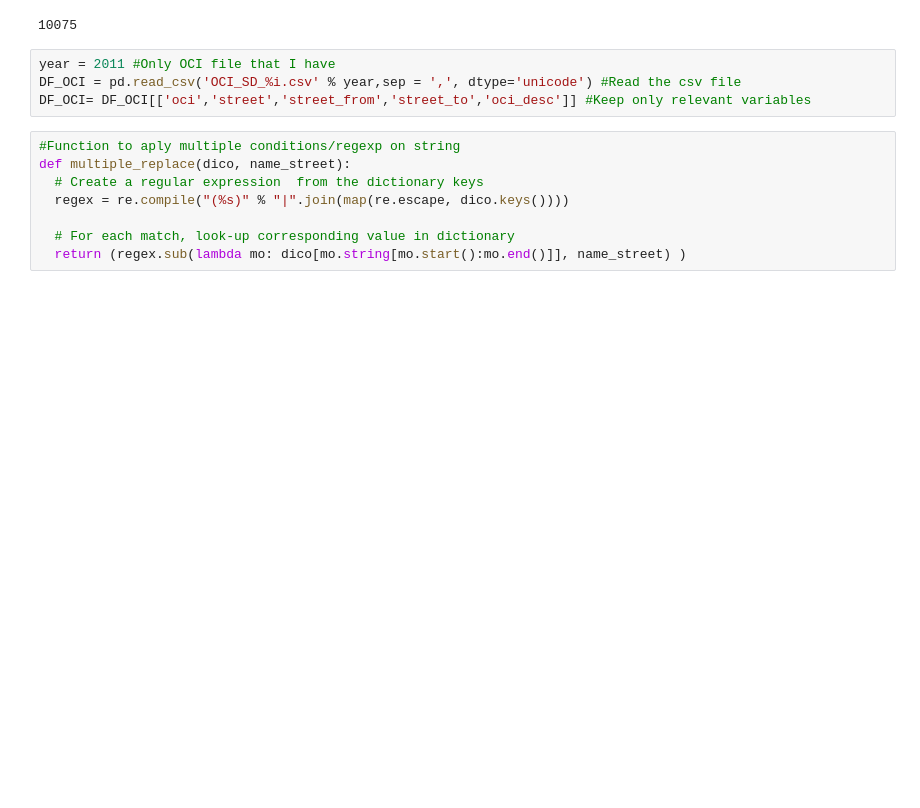
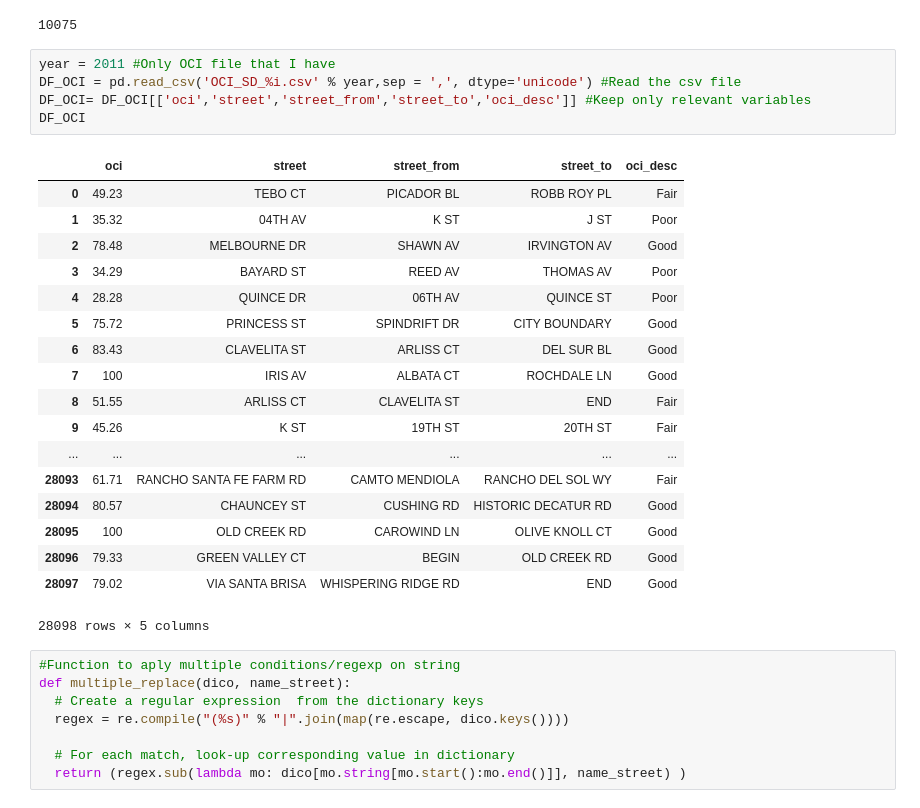
Before and after one commit to Abraine/State-of-SD-Infrastructure, a Jupyter notebook: Untitled.ipynb, the cells around one changed output. Cells and saved outputs as stored; diff of their text form; blank space fills up the shorter version.

```diff
--- a/Untitled.ipynb
+++ b/Untitled.ipynb
@@ -22,7 +23,27 @@ print(size)#Just to check
 # %%
 year = 2011 #Only OCI file that I have
 DF_OCI = pd.read_csv('OCI_SD_%i.csv' % year,sep = ',', dtype='unicode') #Read the csv file
 DF_OCI= DF_OCI[['oci','street','street_from','street_to','oci_desc']] #Keep only relevant variables
+DF_OCI
+# %% [output]
+|  | oci | street | street_from | street_to | oci_desc |
+| 0 | 49.23 | TEBO CT | PICADOR BL | ROBB ROY PL | Fair |
+| 1 | 35.32 | 04TH AV | K ST | J ST | Poor |
+| 2 | 78.48 | MELBOURNE DR | SHAWN AV | IRVINGTON AV | Good |
+| 3 | 34.29 | BAYARD ST | REED AV | THOMAS AV | Poor |
+| 4 | 28.28 | QUINCE DR | 06TH AV | QUINCE ST | Poor |
+| 5 | 75.72 | PRINCESS ST | SPINDRIFT DR | CITY BOUNDARY | Good |
+| 6 | 83.43 | CLAVELITA ST | ARLISS CT | DEL SUR BL | Good |
+| 7 | 100 | IRIS AV | ALBATA CT | ROCHDALE LN | Good |
+| 8 | 51.55 | ARLISS CT | CLAVELITA ST | END | Fair |
+| 9 | 45.26 | K ST | 19TH ST | 20TH ST | Fair |
+| ... | ... | ... | ... | ... | ... |
+| 28093 | 61.71 | RANCHO SANTA FE FARM RD | CAMTO MENDIOLA | RANCHO DEL SOL WY | Fair |
+| 28094 | 80.57 | CHAUNCEY ST | CUSHING RD | HISTORIC DECATUR RD | Good |
+| 28095 | 100 | OLD CREEK RD | CAROWIND LN | OLIVE KNOLL CT | Good |
+| 28096 | 79.33 | GREEN VALLEY CT | BEGIN | OLD CREEK RD | Good |
+| 28097 | 79.02 | VIA SANTA BRISA | WHISPERING RIDGE RD | END | Good |
+28098 rows × 5 columns
 # %%
 #Function to aply multiple conditions/regexp on string
 def multiple_replace(dico, name_street):
```
Also changed, not shown: parts of 9 cells of this notebook.
